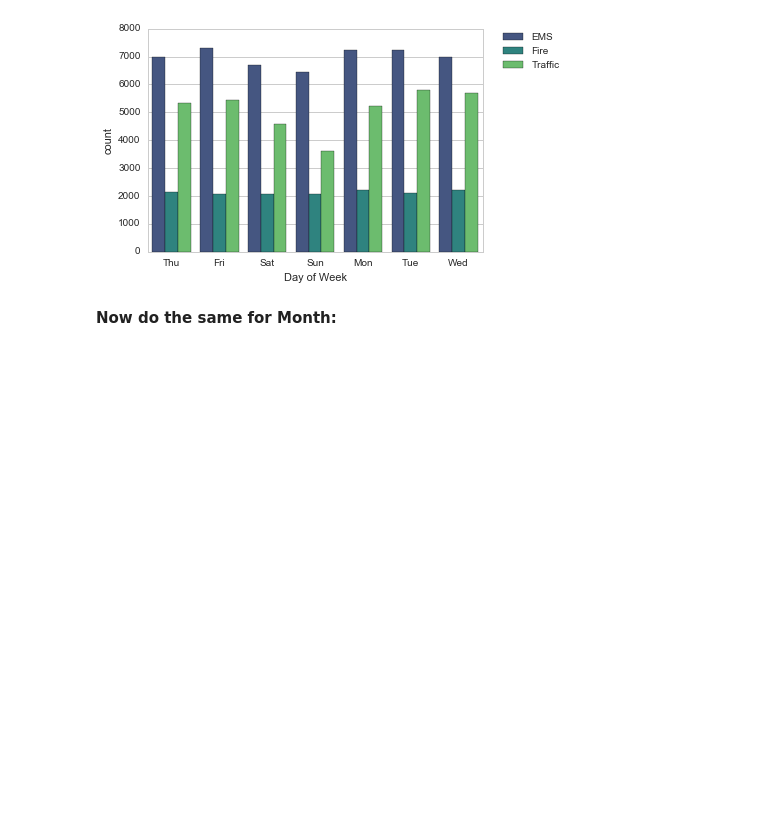
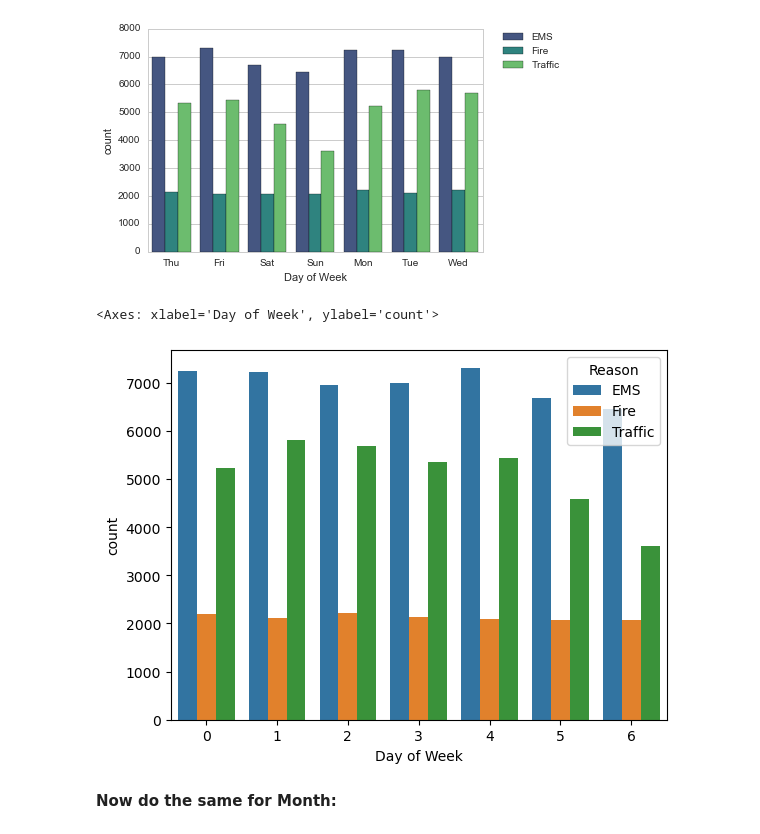
Before and after one commit to zinat-gks/Day1, a Jupyter notebook: Day 3/01orig-911 Calls Data Capstone Project.ipynb, the cells around one changed output. Drawn from its saved outputs; the diff is of its cells as text; code cells hidden in the pictures; blank space fills up the shorter version.

```diff
--- a/Day 3/01orig-911 Calls Data Capstone Project.ipynb
+++ b/Day 3/01orig-911 Calls Data Capstone Project.ipynb
@@ -112,2 +172,5 @@ str
 # %% [markdown]
 ** You should have seen that these timestamps are still strings. Use [pd.to_datetime](http://pandas.pydata.org/pandas-docs/stable/generated/pandas.to_datetime.html) to convert the column from strings to DateTime objects. **
+# %%
+df['timeStamp'] = pd.to_datetime(df['timeStamp'])
+type(df['timeStamp'].iloc[0])
@@ -122,11 +187,20 @@ str
 ** Notice how the Day of Week is an integer 0-6. Use the .map() with this dictionary to map the actual string names to the day of the week: **
 
     dmap = {0:'Mon',1:'Tue',2:'Wed',3:'Thu',4:'Fri',5:'Sat',6:'Sun'}
+# %%
+df['Hour'] = df['timeStamp'].apply(lambda time: time.hour)
+df['Month'] = df['timeStamp'].apply(lambda time: time.month)
+df['Day of Week'] = df['timeStamp'].apply(lambda time: time.dayofweek)
 # %% [markdown]
 ** Now use seaborn to create a countplot of the Day of Week column with the hue based off of the Reason column. **
 # %%
 # %% [output]
 <matplotlib.legend.Legend at 0x...>
 [figure]
+# %%
+sns.countplot(x='Day of Week', data = df, hue = 'Reason')
+# %% [output]
+<Axes: xlabel='Day of Week', ylabel='count'>
+[figure, added]
 # %% [markdown]
 **Now do the same for Month:**
```
Also changed, not shown: parts of 31 cells of this notebook.
